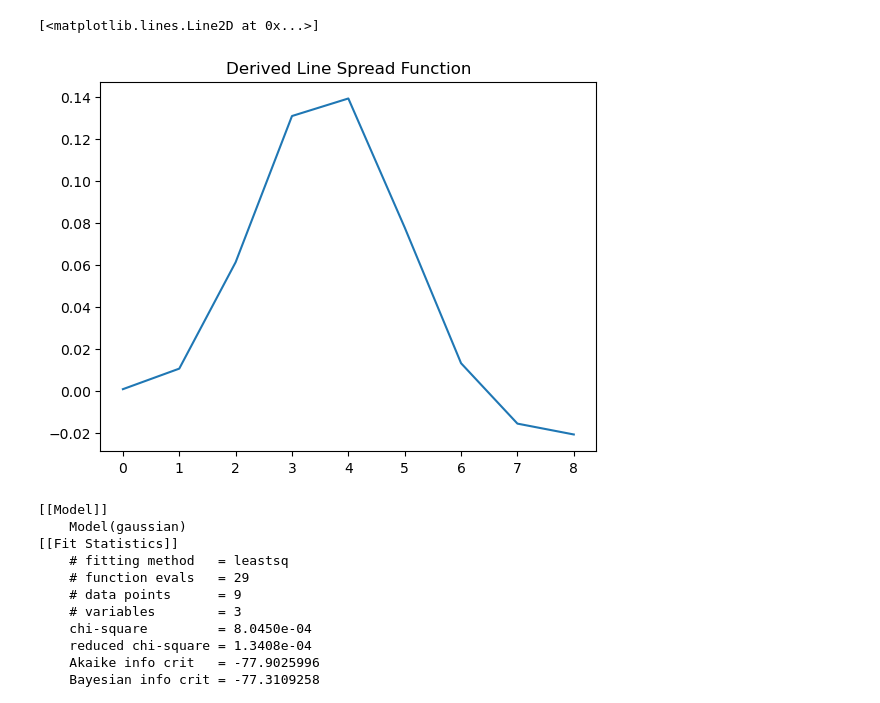
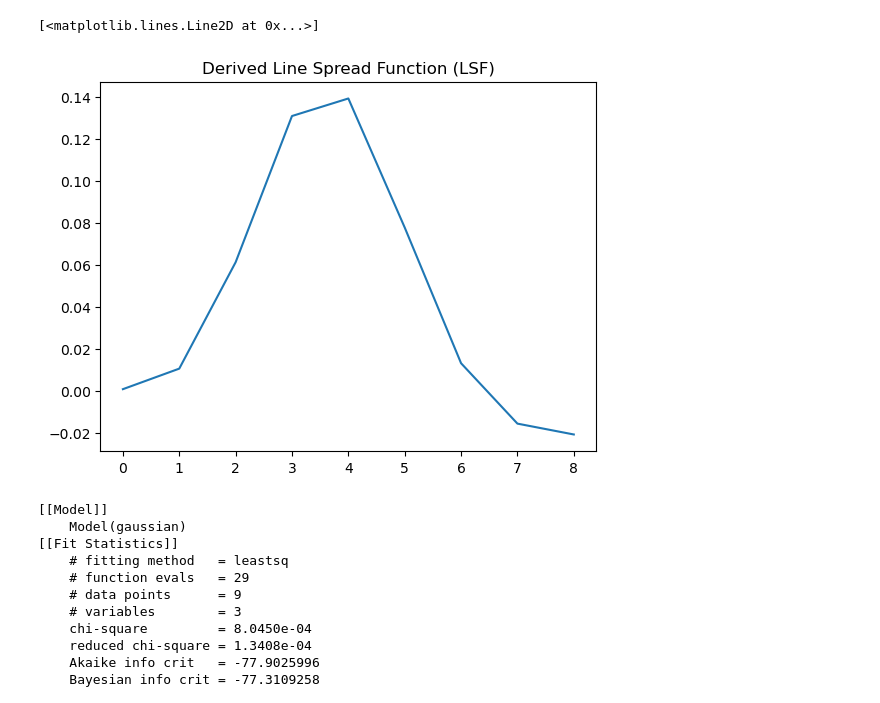
Before and after one commit to ornlneutronimaging/MCP_Sensor_Resolution, a Jupyter notebook: Normalization_Resolution_function_MCP_sensor.ipynb, the cells around one changed output. Cells and saved outputs as stored; diff of their text form; code cells hidden in the pictures.

```diff
--- a/Normalization_Resolution_function_MCP_sensor.ipynb
+++ b/Normalization_Resolution_function_MCP_sensor.ipynb
@@ -47,20 +24,14 @@ plot = df.plot(x='Distance_(pixels)',y='Gray_Value', kind="scatter", title="Edge
 # %%
 #Derives line spread function (LSF) from edge spread function (ESF)
-#dydx = np.gradient(df['Gray Value'], df['Distance (pixels)'])
-#x = df[:,0]
-#y = df[:,1]
-#df.shape
 df1 = df["Gray_Value"] #takes in df (2D) and selects a single dimension (gray values) to differentiate over
-'''dp = savgol (df1, 9, 3, 1) #2nd order approximation to find derivative (4th value set at 1)
-dp.shape'''
-#filter does not work as fitting regime for data reduction with this few points (9)
+
 #numpy.gradient method for determining derivative function for the LSF curve
 dydxdf = np.gradient(df1, 1)
-plt.title("Derived Line Spread Function")
+plt.title("Derived Line Spread Function (LSF)")
 plt.plot(dydxdf)
 # %% [output]
 [<matplotlib.lines.Line2D at 0x...>]
-[figure, old version]
+[figure, new version]
 # %%
 #Gaussian fit model
 #print (dydxdf)
```
Also changed, not shown: parts of 3 cells of this notebook.
